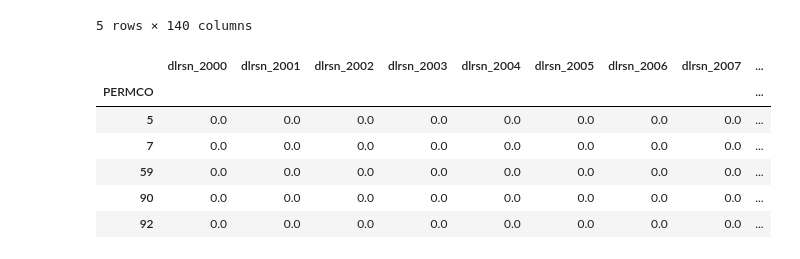
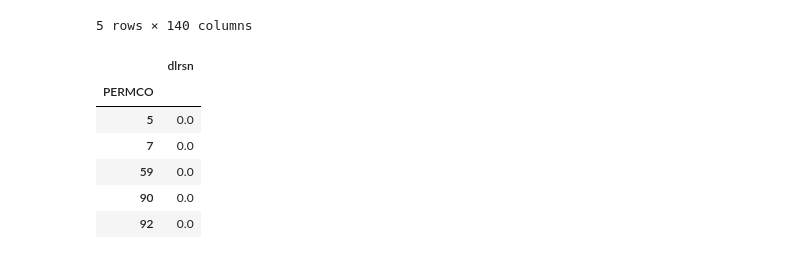
Before and after one commit to evamferreira/Thesis_Rep, a Jupyter notebook: Data/data_treat.ipynb, the cells around one changed output. Saved outputs shown, nothing was run; the diff lists cells and outputs as text; code cells hidden in the pictures.

```diff
--- a/Data/data_treat.ipynb
+++ b/Data/data_treat.ipynb
@@ -765,13 +765,14 @@ X_df.head()
 | 92 | 0.013304 | 0.015184 | 0.015159 | 0.012666 | 0.018088 | 0.000000 | 0.020008 | 0.000000 | ... |
 5 rows × 140 columns
 # %%
-Y_df = var[0]
+Y_df = var[0][['dlrsn_2000']]
+Y_df.columns = ['dlrsn']
 Y_df.head()
 # %% [output]
-|  | dlrsn_2000 | dlrsn_2001 | dlrsn_2002 | dlrsn_2003 | dlrsn_2004 | dlrsn_2005 | dlrsn_2006 | dlrsn_2007 | ... |
-| PERMCO |  |  |  |  |  |  |  |  | ... |
-| 5 | 0.0 | 0.0 | 0.0 | 0.0 | 0.0 | 0.0 | 0.0 | 0.0 | ... |
-| 7 | 0.0 | 0.0 | 0.0 | 0.0 | 0.0 | 0.0 | 0.0 | 0.0 | ... |
-| 59 | 0.0 | 0.0 | 0.0 | 0.0 | 0.0 | 0.0 | 0.0 | 0.0 | ... |
-| 90 | 0.0 | 0.0 | 0.0 | 0.0 | 0.0 | 0.0 | 0.0 | 0.0 | ... |
-| 92 | 0.0 | 0.0 | 0.0 | 0.0 | 0.0 | 0.0 | 0.0 | 0.0 | ... |
+|  | dlrsn |
+| PERMCO |  |
+| 5 | 0.0 |
+| 7 | 0.0 |
+| 59 | 0.0 |
+| 90 | 0.0 |
+| 92 | 0.0 |
```
Also changed, not shown: parts of 2 cells of this notebook, 4 other files.
